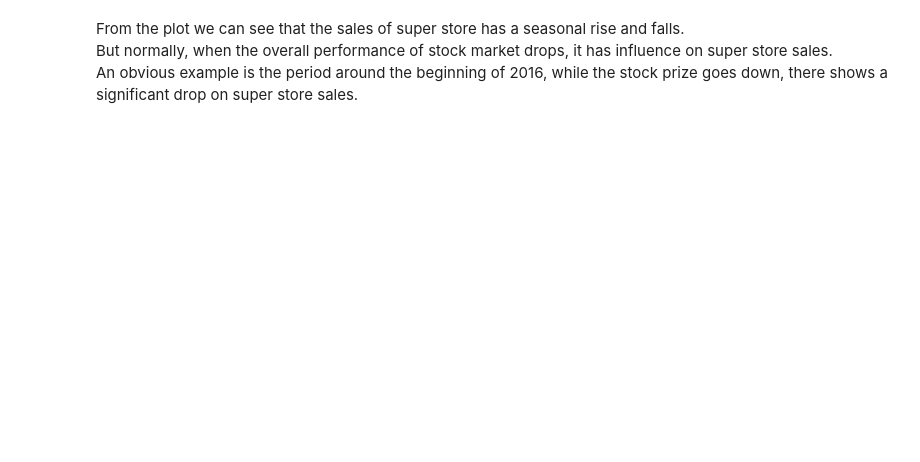
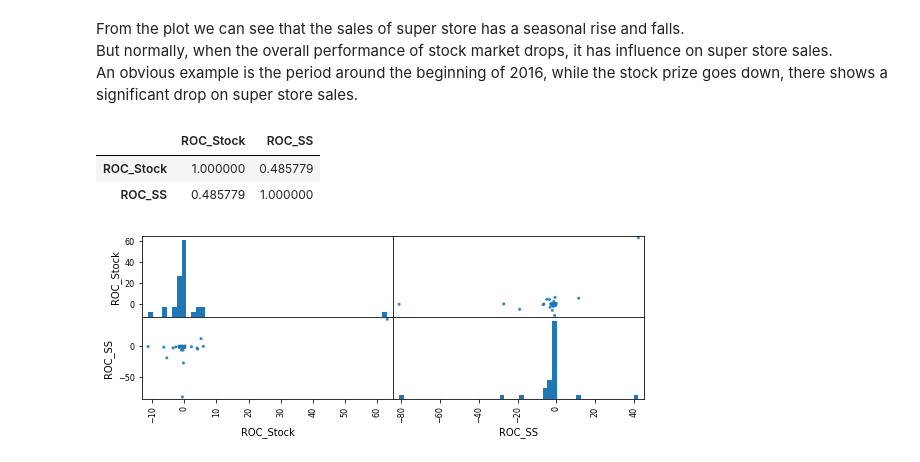
Before and after one commit to lukeyuan31/Churn_Visulization, a Jupyter notebook: Stock and Supermarket.ipynb, the cells around one changed output. Saved outputs shown, nothing was run; the diff lists cells and outputs as text; code cells hidden in the pictures; blank space fills up the shorter version.

Commit message:
update corr

```diff
--- a/Stock and Supermarket.ipynb
+++ b/Stock and Supermarket.ipynb
@@ -188,3 +188,18 @@ Timestamp('2016-01-31 00:00:00', freq='M')
 From the plot we can see that the sales of super store has a seasonal rise and falls.
 But normally, when the overall performance of stock market drops, it has influence on super store sales.
 An obvious example is the period around the beginning of 2016, while the stock prize goes down, there shows a significant drop on super store sales.
+# %%
+df_corr=pd.DataFrame()
+df_corr['ROC_Stock']=ROC_stock
+df_corr['ROC_SS']=ROC_SS
+df_corr=df_corr.dropna()
+df_corr.corr()
+# %% [output]
+|  | ROC_Stock | ROC_SS |
+| ROC_Stock | 1.000000 | 0.485779 |
+| ROC_SS | 0.485779 | 1.000000 |
+# %%
+from pandas.plotting import scatter_matrix
+p = scatter_matrix(df_corr, alpha=0.9, hist_kwds={'bins':50}, figsize=(9,3))
+# %% [output]
+[figure, added]
```
Also changed, not shown: parts of 4 cells of this notebook.
